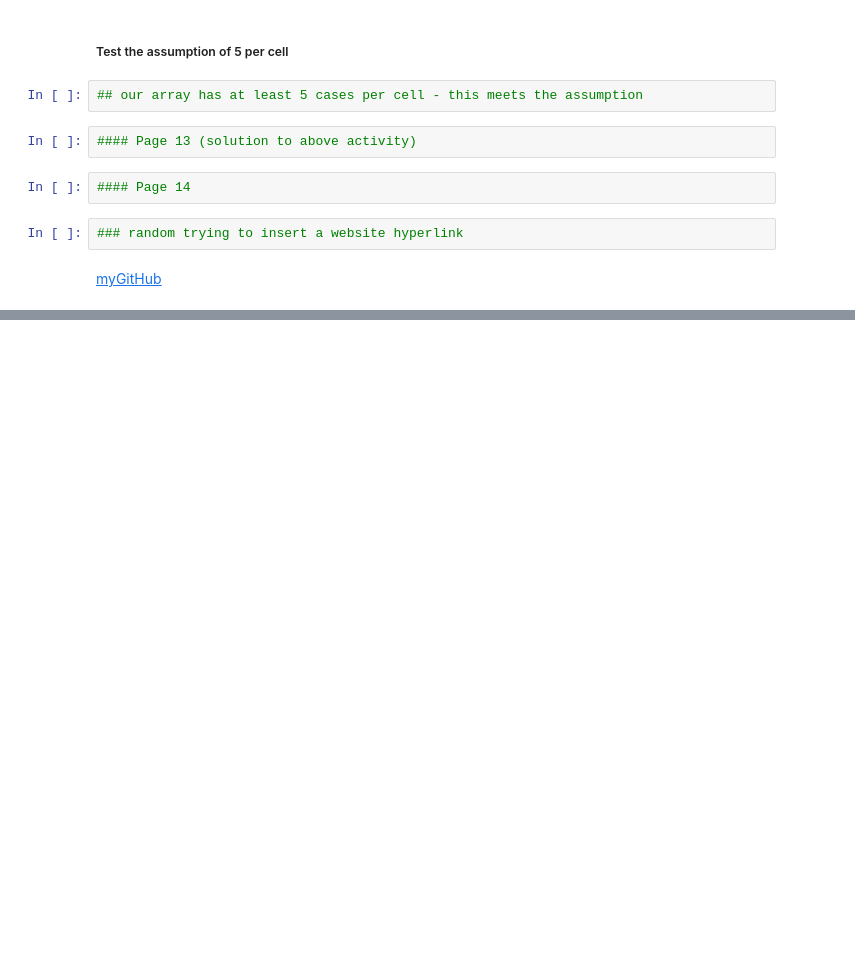
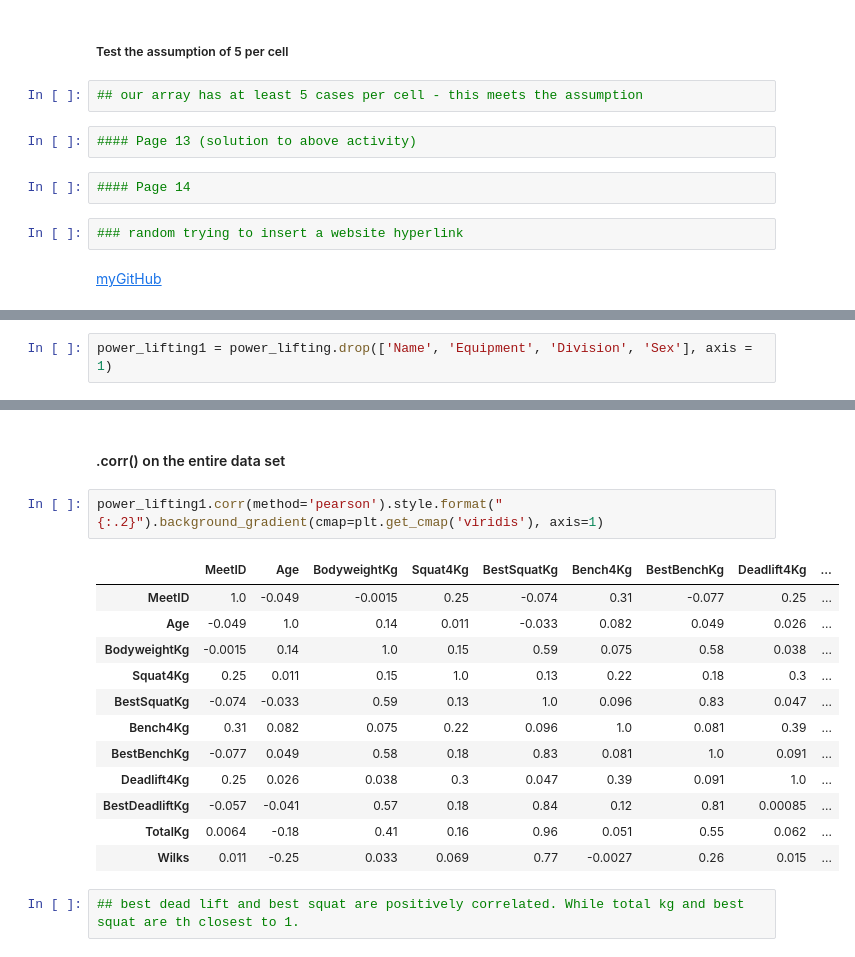
Before and after one commit to nhardemandata/CurriculumPlayground, a Jupyter notebook: notebooks/DSO105 Intermediate Stats L1.ipynb, the cells around one changed output, grey strips where cells are left out. Cells and saved outputs as stored; diff of their text form; blank space fills up the shorter version.

```diff
--- a/notebooks/DSO105 Intermediate Stats L1.ipynb
+++ b/notebooks/DSO105 Intermediate Stats L1.ipynb
@@ -540,0 +720,2 @@ stats.chi2_contingency(lipstick_crosstab2)
+# %%
+power_lifting1 = power_lifting.drop(['Name', 'Equipment', 'Division', 'Sex'], axis = 1)
@@ -540,0 +731,19 @@ stats.chi2_contingency(lipstick_crosstab2)
+# %% [markdown]
+#### .corr() on the entire data set
+# %%
+power_lifting1.corr(method='pearson').style.format("{:.2}").background_gradient(cmap=plt.get_cmap('viridis'), axis=1)
+# %% [output]
+|  | MeetID | Age | BodyweightKg | Squat4Kg | BestSquatKg | Bench4Kg | BestBenchKg | Deadlift4Kg | ... |
+| MeetID | 1.0 | -0.049 | -0.0015 | 0.25 | -0.074 | 0.31 | -0.077 | 0.25 | ... |
+| Age | -0.049 | 1.0 | 0.14 | 0.011 | -0.033 | 0.082 | 0.049 | 0.026 | ... |
+| BodyweightKg | -0.0015 | 0.14 | 1.0 | 0.15 | 0.59 | 0.075 | 0.58 | 0.038 | ... |
+| Squat4Kg | 0.25 | 0.011 | 0.15 | 1.0 | 0.13 | 0.22 | 0.18 | 0.3 | ... |
+| BestSquatKg | -0.074 | -0.033 | 0.59 | 0.13 | 1.0 | 0.096 | 0.83 | 0.047 | ... |
+| Bench4Kg | 0.31 | 0.082 | 0.075 | 0.22 | 0.096 | 1.0 | 0.081 | 0.39 | ... |
+| BestBenchKg | -0.077 | 0.049 | 0.58 | 0.18 | 0.83 | 0.081 | 1.0 | 0.091 | ... |
+| Deadlift4Kg | 0.25 | 0.026 | 0.038 | 0.3 | 0.047 | 0.39 | 0.091 | 1.0 | ... |
+| BestDeadliftKg | -0.057 | -0.041 | 0.57 | 0.18 | 0.84 | 0.12 | 0.81 | 0.00085 | ... |
+| TotalKg | 0.0064 | -0.18 | 0.41 | 0.16 | 0.96 | 0.051 | 0.55 | 0.062 | ... |
+| Wilks | 0.011 | -0.25 | 0.033 | 0.069 | 0.77 | -0.0027 | 0.26 | 0.015 | ... |
+# %%
+## best dead lift and best squat are positively correlated. While total kg and best squat are th closest to 1.
```
Also changed, not shown: parts of 44 cells of this notebook, 8 other files.
